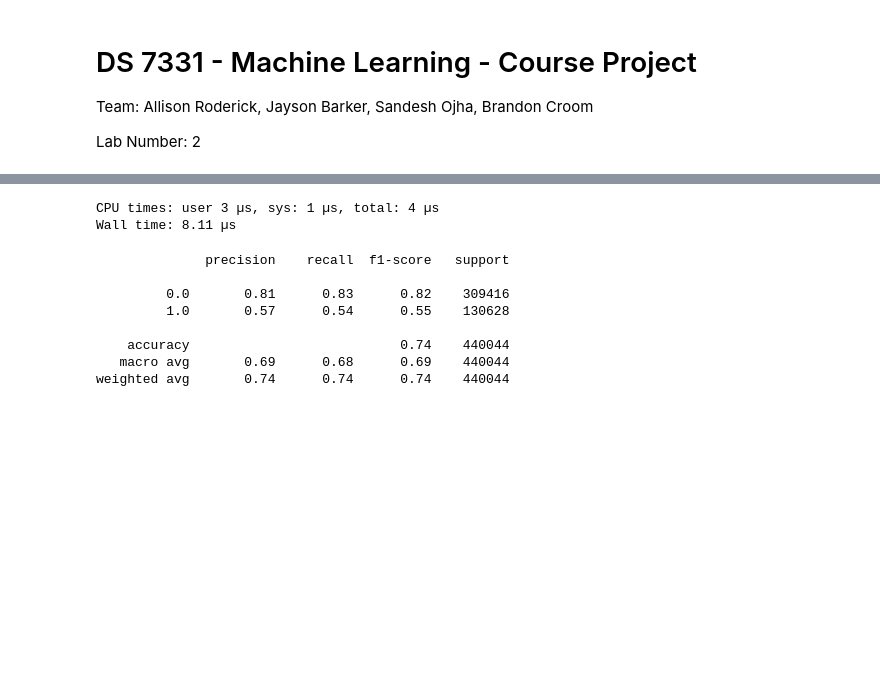
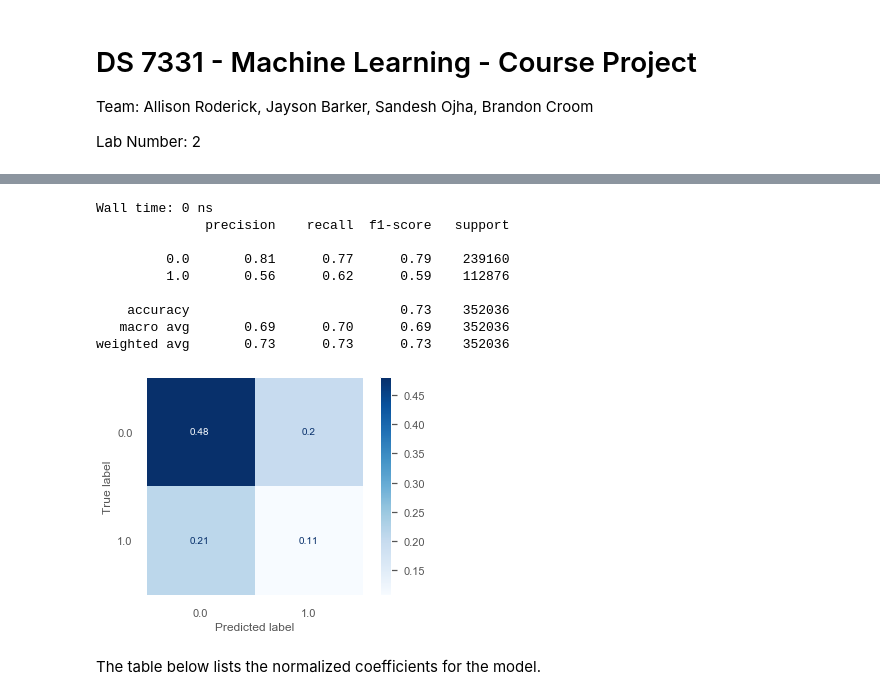
Before and after one commit to jbcroom/DS7331ProjectRepo, a Jupyter notebook: Project 2/JB_AR_BC_SO_Project_2.ipynb, the cells around one changed output, grey strips where cells are left out. Saved outputs shown, nothing was run; the diff lists cells and outputs as text; code cells hidden in the pictures; blank space fills up the shorter version.

Commit message:
Draft Upload
Initial draft of Data Description and Logistic Regression.

```diff
--- a/Project 2/JB_AR_BC_SO_Project_2.ipynb
+++ b/Project 2/JB_AR_BC_SO_Project_2.ipynb
@@ -35,6 +52,8 @@ train_file = 'train.csv'
 test_file = 'test.csv'
 test_filepath_BC = '/home/jbcroom/'
 train_filepath_BC = '/home/jbcroom/'
+test_filepath_BC2 = 'C:/RAI/'
+train_filepath_BC2 = 'C:/RAI/'
 
 testfilepath_AR = ''
 train_filepath_AR = ''
@@ -45,7 +64,6 @@ train_filepath_JB = ''
 test_filepath_SO = ''
 train_filepath_SO = ''
 
-df_test = pd.read_csv(test_filepath_BC + test_file)
-df_train = pd.read_csv(train_filepath_BC + train_file)
-
-df_train.head()
+#read in the training and test data
+df_test = pd.read_csv(test_filepath_BC2 + test_file)
+df_train = pd.read_csv(train_filepath_BC2 + train_file)
@@ -111,21 +198,34 @@ Y-test:  (440044,)
+# %%
+# we want to normalize the features based upon the mean and standard deviation of each column.
+
+# scale attributes by the training set
+scl_obj = StandardScaler()
+scl_obj.fit(X_train) # find scalings for each column that make this zero mean and unit std
+
+X_train_scaled = scl_obj.transform(X_train) # apply to training
+X_test_scaled = scl_obj.transform(X_test) # apply those means and std to the test set
 # %%
-#logistic regression - Severity
+# logistic regression
 %time
 logistic_regression= LogisticRegression(penalty='l2', C=1.0, class_weight=None, solver='liblinear')
-logistic_regression.fit(X_train,Y_train)
-Y_pred=logistic_regression.predict(X_test)
+logistic_regression.fit(X_train_scaled,Y_train)
+Y_pred=logistic_regression.predict(X_test_scaled)
+print(mt.classification_report(Y_test,Y_pred))
 # %% [output]
-CPU times: user 3 µs, sys: 1 µs, total: 4 µs
-Wall time: 8.11 µs
+Wall time: 0 ns
+              precision    recall  f1-score   support
+
+         0.0       0.81      0.77      0.79    239160
+         1.0       0.56      0.62      0.59    112876
+
+    accuracy                           0.73    352036
+   macro avg       0.69      0.70      0.69    352036
+weighted avg       0.73      0.73      0.73    352036
-# %%
-# Accuracy | Accuracy = (TP+TN)/Total
-print(mt.classification_report(Y_test,Y_pred))
-# %% [output]
-              precision    recall  f1-score   support
-
-         0.0       0.81      0.83      0.82    309416
-         1.0       0.57      0.54      0.55    130628
-
-    accuracy                           0.74    440044
-   macro avg       0.69      0.68      0.69    440044
-weighted avg       0.74      0.74      0.74    440044
+# %%
+#Confusion Matrix
+mt.plot_confusion_matrix(logistic_regression,X_test_scaled,Y_test,cmap=plt.cm.Blues,normalize='all')
+plt.grid(False)
+# %% [output]
+[figure, added]
+# %% [markdown]
+The table below lists the normalized coefficients for the model.
```
Also changed, not shown: parts of 44 cells of this notebook.
